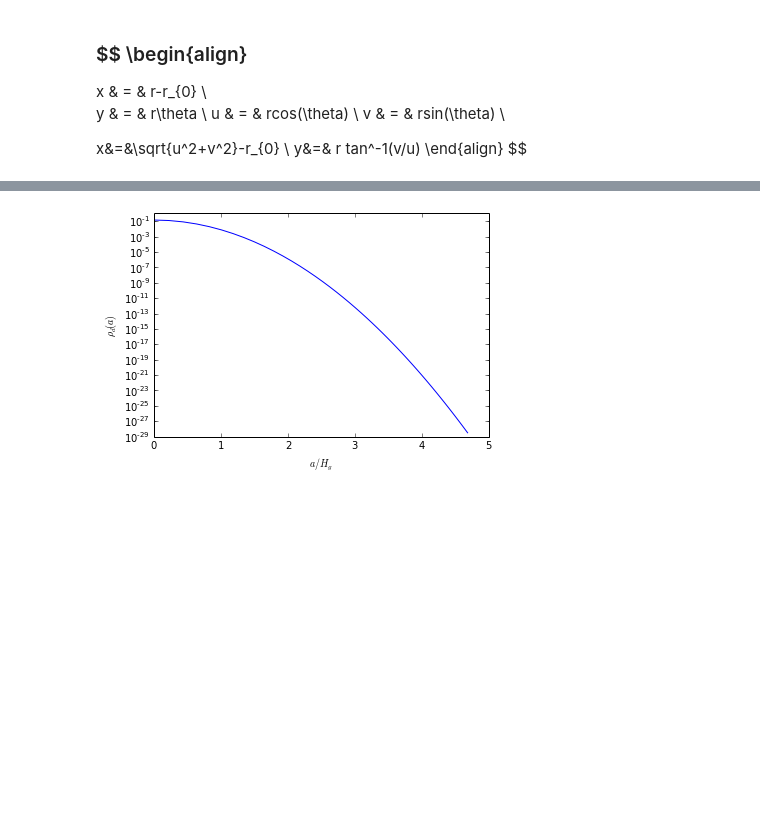
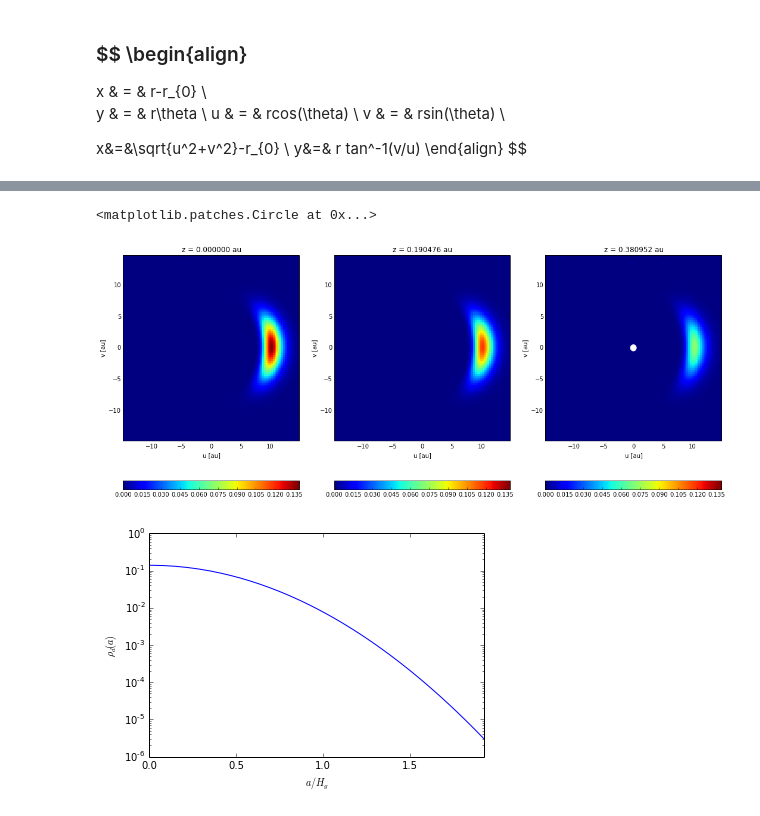
Before and after one commit to SebaMarino/ipython-notes, a Jupyter notebook: Vortex2.ipynb, the cells around one changed output, grey strips where cells are left out. Drawn from its saved outputs; the diff is of its cells as text; code cells hidden in the pictures; blank space fills up the shorter version.

```diff
--- a/Vortex2.ipynb
+++ b/Vortex2.ipynb
@@ -161,3 +154,40 @@ print np.max(rho_disk)
+# %%
+plt.figure(figsize=(18,8))
+plt.subplot(1,3,1)
+plt.title("z = %f au" % z[(Mz-1)/2])
+plt.pcolor(u,v,rho_disk[(Mz-1)/2,:,:],vmin=0.0, vmax=np.max(rho_disk)) #norm=LogNorm(vmin=1e-15, vmax=np.max(rho_disk) ) )
+plt.xlim(u[0],u[M-1])
+plt.ylim(v[0],v[M-1])
+plt.xlabel('u [au]')
+plt.ylabel('v [au]')
+plt.colorbar(orientation='horizontal')
+
+plt.subplot(1,3,2)
+plt.title("z = %f au" % z[(Mz-1)*3/4])
+plt.pcolor(u,v,rho_disk[3*(Mz-1)/4,:,:],vmin=0.0, vmax=np.max(rho_disk))#, norm=LogNorm(vmin=1e-15, vmax=np.max(rho_disk) ) )
+plt.xlim(u[0],u[M-1])
+plt.ylim(v[0],v[M-1])
+plt.xlabel('u [au]')
+plt.ylabel('v [au]')
+plt.colorbar(orientation='horizontal')
+
+plt.subplot(1,3,3)
+plt.title("z = %f au" % z[(Mz-1)/1])
+plt.pcolor(u,v,rho_disk[(Mz-1),:,:],vmin=0.0, vmax=np.max(rho_disk))#, norm=LogNorm(vmin=1e-15, vmax=np.max(rho_disk) ) )
+plt.xlim(u[0],u[M-1])
+plt.ylim(v[0],v[M-1])
+plt.xlabel('u [au]')
+plt.ylabel('v [au]')
+
+plt.colorbar(orientation='horizontal')
+
+
+fig = plt.gcf()
+circle=plt.Circle((0,0),0.5,color="white",fill=True)
+fig.gca().add_artist(circle)
+# %% [output]
+<matplotlib.patches.Circle at 0x...>
+[figure, added]
 # %%
 rho_profile=np.zeros((N,2))
 for i in range(N):
@@ -171,6 +201,7 @@ for i in range(N):
 plt.plot(rho_profile[:,0],rho_profile[:,1])
 plt.xlabel(r'$a/H_{g}$')
 plt.ylabel(r'$\rho_{d} (a)$')
+plt.xlim(rho_profile[0,0],rho_profile[N-1,0])
 plt.yscale('log')
 # %% [output]
-[figure, old version]
+[figure, new version]
```
Also changed, not shown: parts of 5 cells of this notebook.
